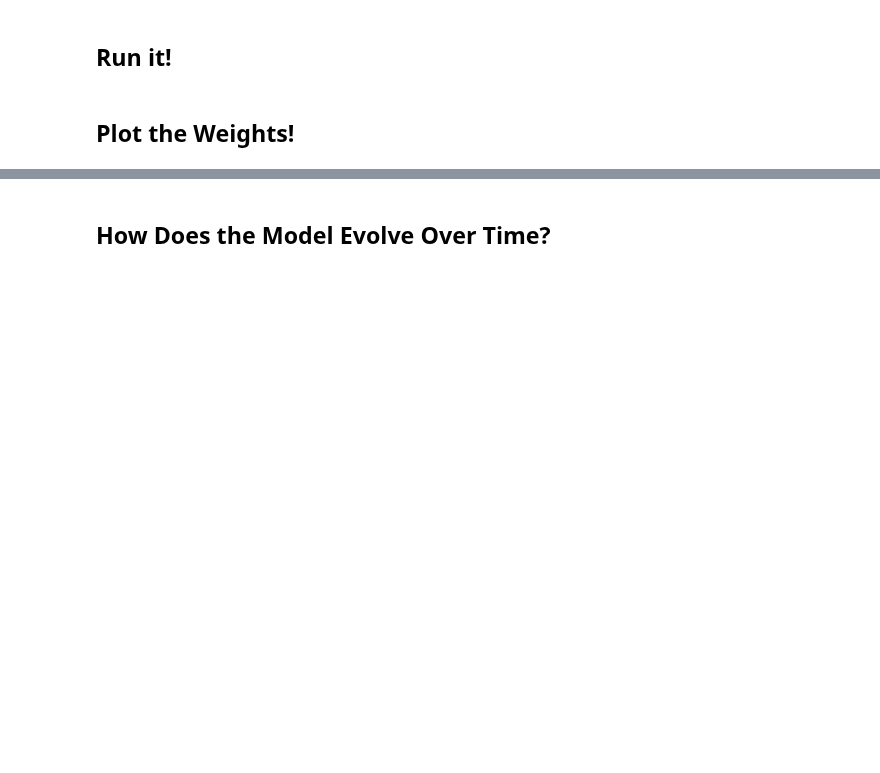
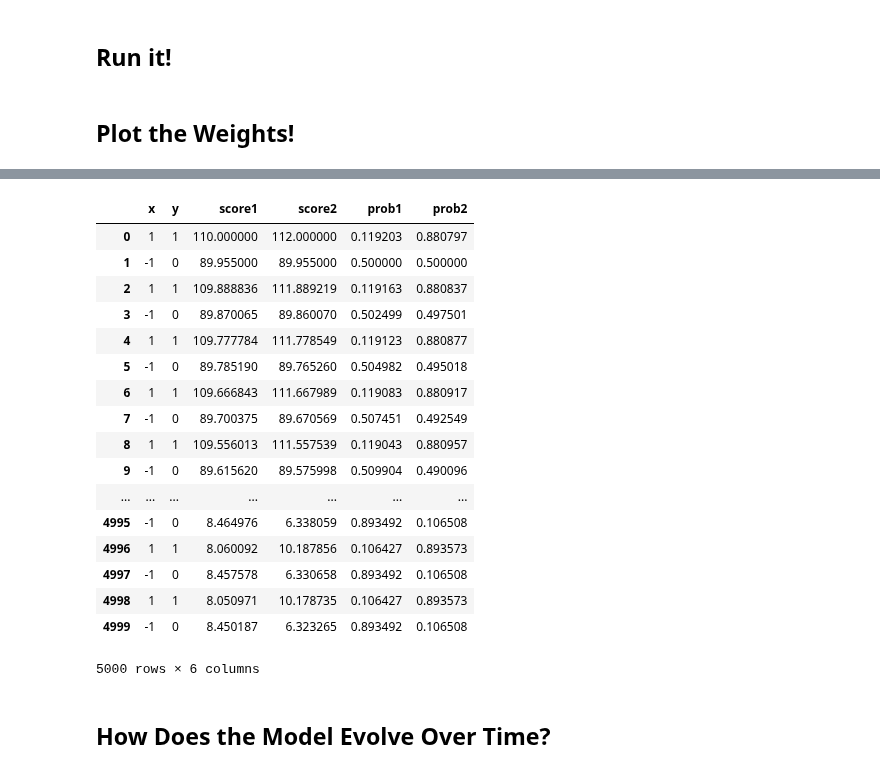
Before and after one commit to ebanner/cs393r_project, a Jupyter notebook: 1d/Softmax.ipynb, the cells around one changed output, grey strips where cells are left out. Cells and saved outputs as stored; diff of their text form; code cells hidden in the pictures; blank space fills up the shorter version.

```diff
--- a/1d/Softmax.ipynb
+++ b/1d/Softmax.ipynb
@@ -126,3 +165,24 @@ axes.yaxis.grid(b=True)
+# %%
+df[['x', 'y', 'score1', 'score2', 'prob1', 'prob2']]
+# %% [output]
+|  | x | y | score1 | score2 | prob1 | prob2 |
+| 0 | 1 | 1 | 110.000000 | 112.000000 | 0.119203 | 0.880797 |
+| 1 | -1 | 0 | 89.955000 | 89.955000 | 0.500000 | 0.500000 |
+| 2 | 1 | 1 | 109.888836 | 111.889219 | 0.119163 | 0.880837 |
+| 3 | -1 | 0 | 89.870065 | 89.860070 | 0.502499 | 0.497501 |
+| 4 | 1 | 1 | 109.777784 | 111.778549 | 0.119123 | 0.880877 |
+| 5 | -1 | 0 | 89.785190 | 89.765260 | 0.504982 | 0.495018 |
+| 6 | 1 | 1 | 109.666843 | 111.667989 | 0.119083 | 0.880917 |
+| 7 | -1 | 0 | 89.700375 | 89.670569 | 0.507451 | 0.492549 |
+| 8 | 1 | 1 | 109.556013 | 111.557539 | 0.119043 | 0.880957 |
+| 9 | -1 | 0 | 89.615620 | 89.575998 | 0.509904 | 0.490096 |
+| ... | ... | ... | ... | ... | ... | ... |
+| 4995 | -1 | 0 | 8.464976 | 6.338059 | 0.893492 | 0.106508 |
+| 4996 | 1 | 1 | 8.060092 | 10.187856 | 0.106427 | 0.893573 |
+| 4997 | -1 | 0 | 8.457578 | 6.330658 | 0.893492 | 0.106508 |
+| 4998 | 1 | 1 | 8.050971 | 10.178735 | 0.106427 | 0.893573 |
+| 4999 | -1 | 0 | 8.450187 | 6.323265 | 0.893492 | 0.106508 |
+5000 rows × 6 columns
 # %% [markdown]
 ## How Does the Model Evolve Over Time?
 # %%
```
Also changed, not shown: parts of 10 cells of this notebook.
